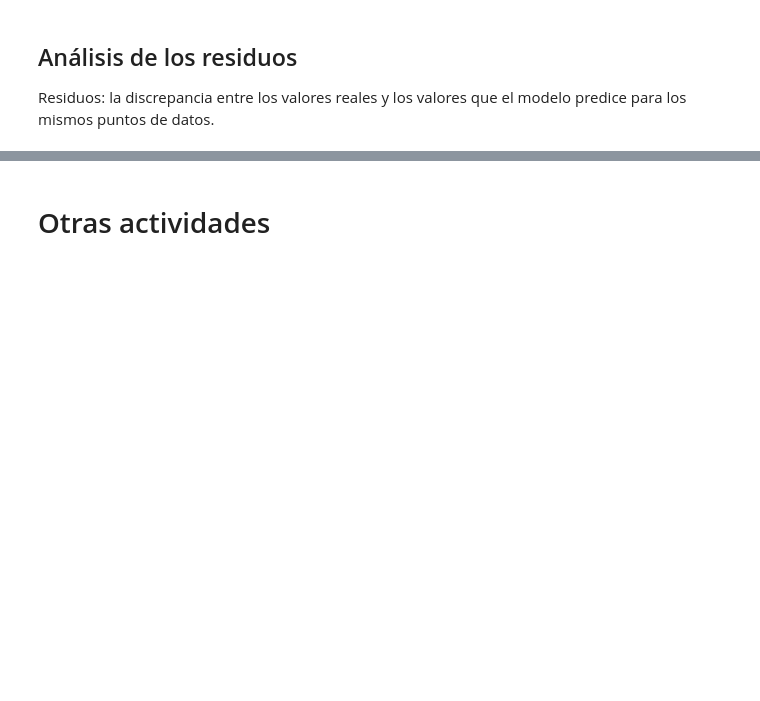
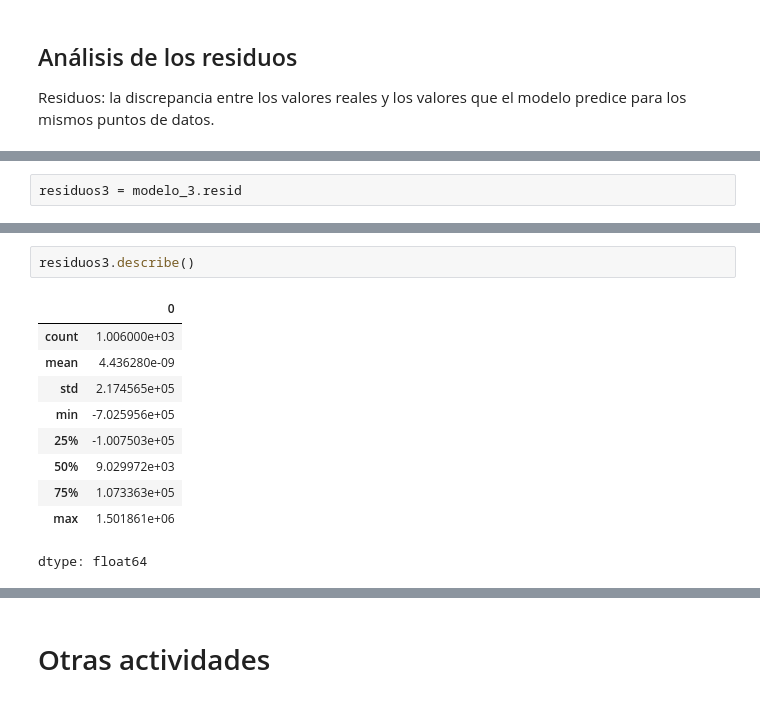
Before and after one commit to JCSR2022/Alura_Data_Science, a Jupyter notebook: Testing_Relationships_with_Linear_Regression/precios_de_inmuebles_regresion_lineal.ipynb, the cells around one changed output, grey strips where cells are left out. Drawn from its saved outputs; the diff is of its cells as text; blank space fills up the shorter version.

```diff
--- a/Testing_Relationships_with_Linear_Regression/precios_de_inmuebles_regresion_lineal.ipynb
+++ b/Testing_Relationships_with_Linear_Regression/precios_de_inmuebles_regresion_lineal.ipynb
@@ -861,0 +899,2 @@ Residuos: la discrepancia entre los valores reales y los valores que el modelo p
+# %%
+residuos3 = modelo_3.resid
@@ -861,0 +909,13 @@ Residuos: la discrepancia entre los valores reales y los valores que el modelo p
+# %%
+residuos3.describe()
+# %% [output]
+|  | 0 |
+| count | 1.006000e+03 |
+| mean | 4.436280e-09 |
+| std | 2.174565e+05 |
+| min | -7.025956e+05 |
+| 25% | -1.007503e+05 |
+| 50% | 9.029972e+03 |
+| 75% | 1.073363e+05 |
+| max | 1.501861e+06 |
+dtype: float64
```
Also changed, not shown: parts of 21 cells of this notebook.
